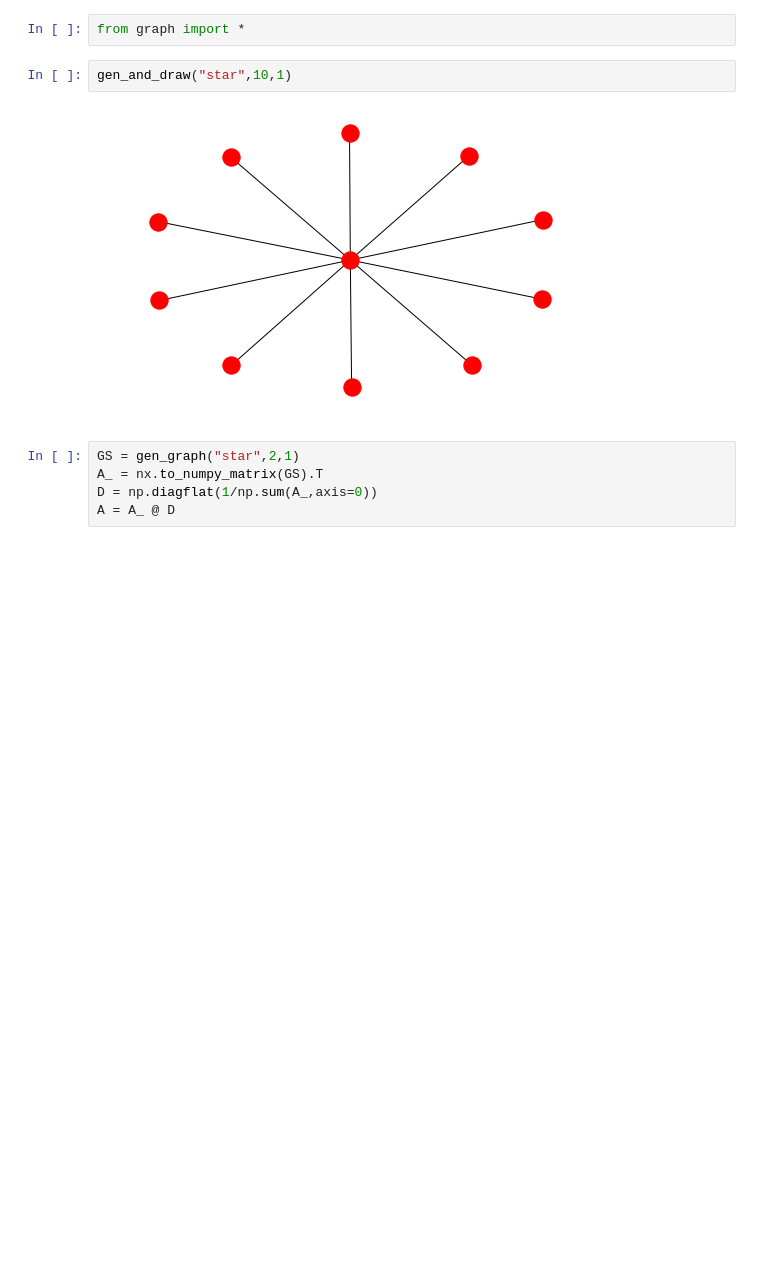
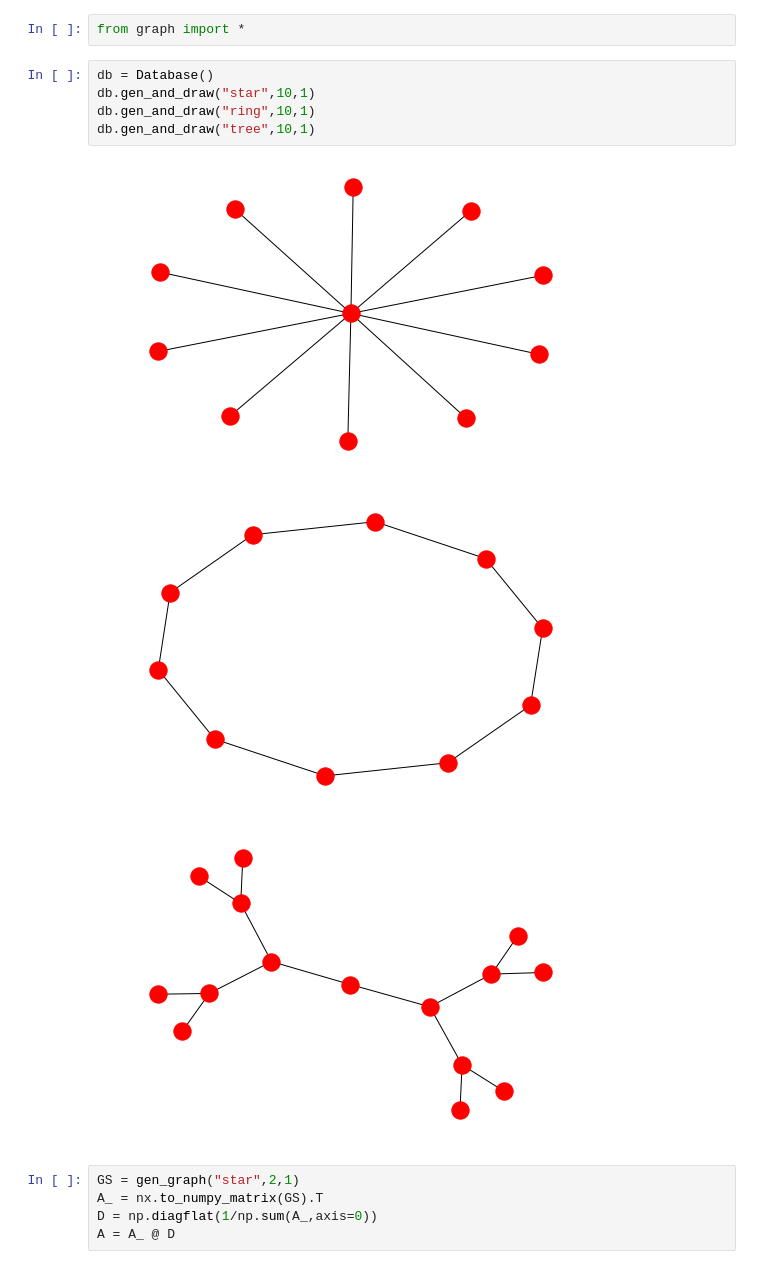
Before and after one commit to leoandeol/graph-kernels, a Jupyter notebook: tests.ipynb, the cells around one changed output. Cells and saved outputs as stored; diff of their text form; blank space fills up the shorter version.

```diff
--- a/tests.ipynb
+++ b/tests.ipynb
@@ -92,9 +92,14 @@ sns.heatmap(gram)
 # %%
 from graph import *
-# %%
-gen_and_draw("star",10,1)
-# %% [output]
-[figure, removed]
+# %%
+db = Database()
+db.gen_and_draw("star",10,1)
+db.gen_and_draw("ring",10,1)
+db.gen_and_draw("tree",10,1)
+# %% [output]
+[figure, added]
+[figure, added]
+[figure, added]
 # %%
 GS = gen_graph("star",2,1)
 A_ = nx.to_numpy_matrix(GS).T
```
Also changed, not shown: parts of 2 cells of this notebook, 3 other files.
